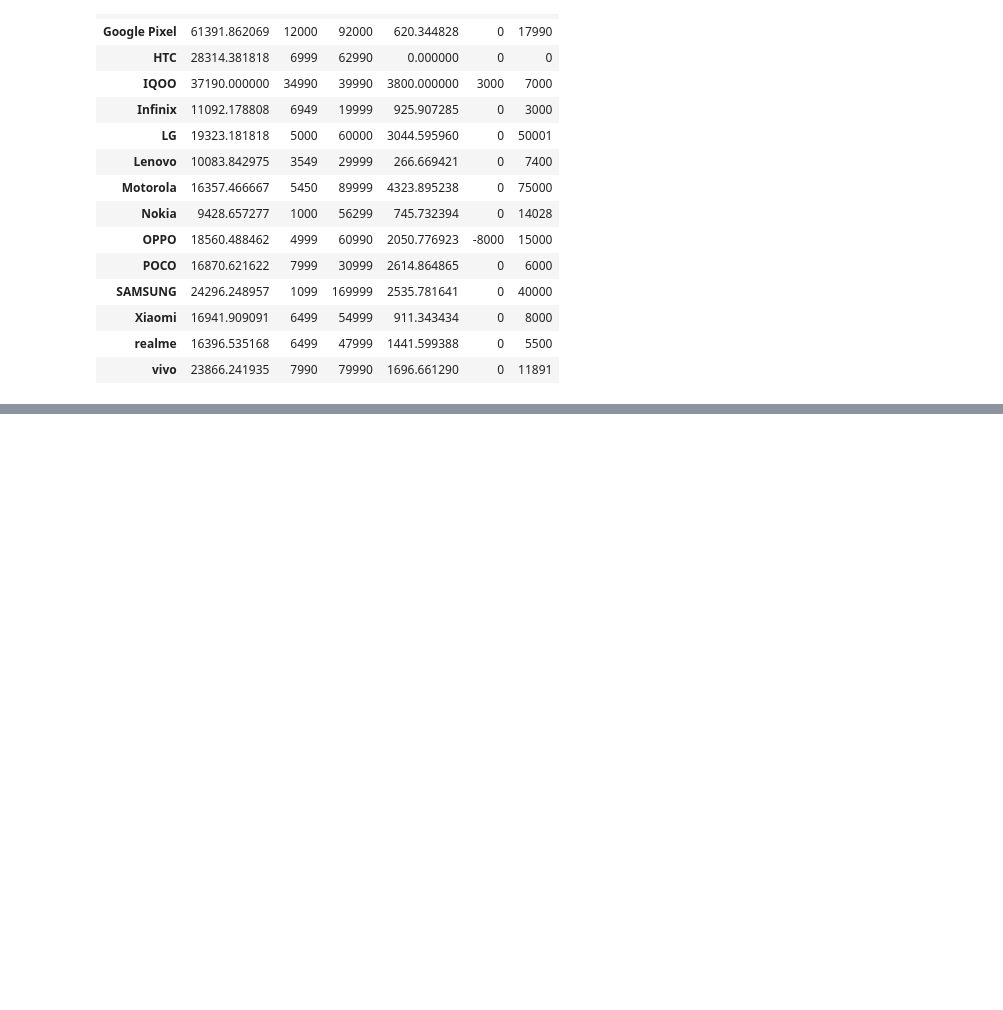
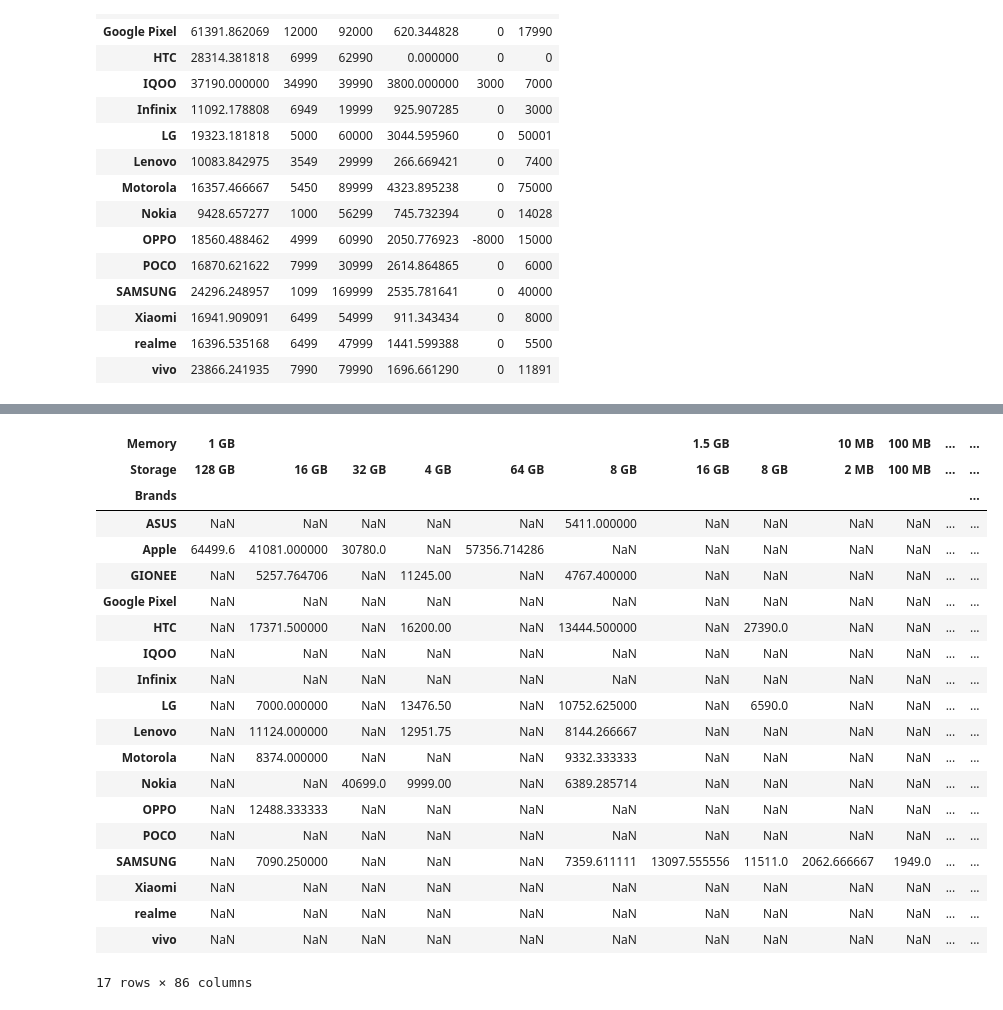
Before and after one commit to Humpnduati/25e---PyData, a Jupyter notebook: pandas.ipynb, the cells around one changed output, grey strips where cells are left out. Drawn from its saved outputs; the diff is of its cells as text; code cells hidden in the pictures; blank space fills up the shorter version.

Commit message:
aggregation, pivot_table,join, merge, concatinate

```diff
--- a/pandas.ipynb
+++ b/pandas.ipynb
@@ -193,0 +204,18 @@ data.groupby('Brands')[['Selling Price', 'Discount']].agg(['mean', 'min', 'max']
+# %%
+# example 1 # .apply() in row wise operations
+# categorize the phones based on price:flagship, mid-range, budget
+
+import pandas as pd
+data=pd.read_csv(r'/home/hump-nduati/Data-Science/25e---PyData/Sales.csv')
+
+def price_category(row):
+    price=row['Selling Price']
+    if price > 20000:
+        return 'Flagship'
+    elif price > 10000:
+        return 'Mid-range'
+    else:
+        return 'Budget phone'
+# %%
+data['Phone category']=data.apply(price_category,axis=1)
+data.head()
@@ -193,0 +297,31 @@ data.groupby('Brands')[['Selling Price', 'Discount']].agg(['mean', 'min', 'max']
+# %%
+# example #if i wanted to know the average discount
+pd.pivot_table(
+    data,
+    index='Brands',
+    columns=['Memory', 'Storage'],
+    values='Selling Price',
+    aggfunc='mean'
+)
+# %% [output]
+| Memory | 1 GB |  |  |  |  |  | 1.5 GB |  | 10 MB | 100 MB | ... | ... |
+| Storage | 128 GB | 16 GB | 32 GB | 4 GB | 64 GB | 8 GB | 16 GB | 8 GB | 2 MB | 100 MB | ... | ... |
+| Brands |  |  |  |  |  |  |  |  |  |  |  | ... |
+| ASUS | NaN | NaN | NaN | NaN | NaN | 5411.000000 | NaN | NaN | NaN | NaN | ... | ... |
+| Apple | 64499.6 | 41081.000000 | 30780.0 | NaN | 57356.714286 | NaN | NaN | NaN | NaN | NaN | ... | ... |
+| GIONEE | NaN | 5257.764706 | NaN | 11245.00 | NaN | 4767.400000 | NaN | NaN | NaN | NaN | ... | ... |
+| Google Pixel | NaN | NaN | NaN | NaN | NaN | NaN | NaN | NaN | NaN | NaN | ... | ... |
+| HTC | NaN | 17371.500000 | NaN | 16200.00 | NaN | 13444.500000 | NaN | 27390.0 | NaN | NaN | ... | ... |
+| IQOO | NaN | NaN | NaN | NaN | NaN | NaN | NaN | NaN | NaN | NaN | ... | ... |
+| Infinix | NaN | NaN | NaN | NaN | NaN | NaN | NaN | NaN | NaN | NaN | ... | ... |
+| LG | NaN | 7000.000000 | NaN | 13476.50 | NaN | 10752.625000 | NaN | 6590.0 | NaN | NaN | ... | ... |
+| Lenovo | NaN | 11124.000000 | NaN | 12951.75 | NaN | 8144.266667 | NaN | NaN | NaN | NaN | ... | ... |
+| Motorola | NaN | 8374.000000 | NaN | NaN | NaN | 9332.333333 | NaN | NaN | NaN | NaN | ... | ... |
+| Nokia | NaN | NaN | 40699.0 | 9999.00 | NaN | 6389.285714 | NaN | NaN | NaN | NaN | ... | ... |
+| OPPO | NaN | 12488.333333 | NaN | NaN | NaN | NaN | NaN | NaN | NaN | NaN | ... | ... |
+| POCO | NaN | NaN | NaN | NaN | NaN | NaN | NaN | NaN | NaN | NaN | ... | ... |
+| SAMSUNG | NaN | 7090.250000 | NaN | NaN | NaN | 7359.611111 | 13097.555556 | 11511.0 | 2062.666667 | 1949.0 | ... | ... |
+| Xiaomi | NaN | NaN | NaN | NaN | NaN | NaN | NaN | NaN | NaN | NaN | ... | ... |
+| realme | NaN | NaN | NaN | NaN | NaN | NaN | NaN | NaN | NaN | NaN | ... | ... |
+| vivo | NaN | NaN | NaN | NaN | NaN | NaN | NaN | NaN | NaN | NaN | ... | ... |
+17 rows × 86 columns
```
Also changed, not shown: parts of 33 cells of this notebook, 1 other file.
